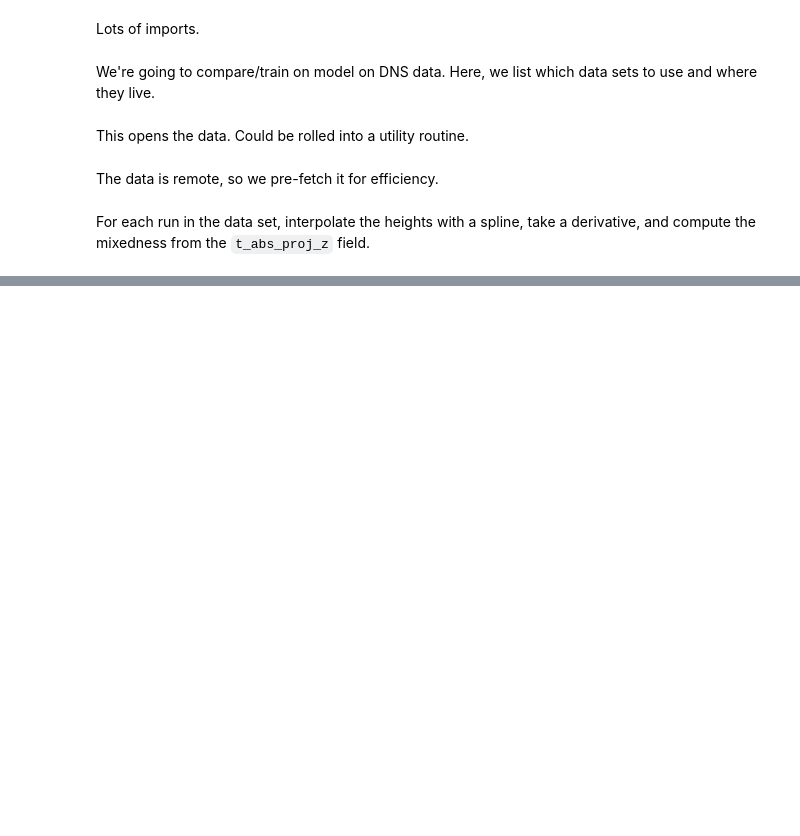
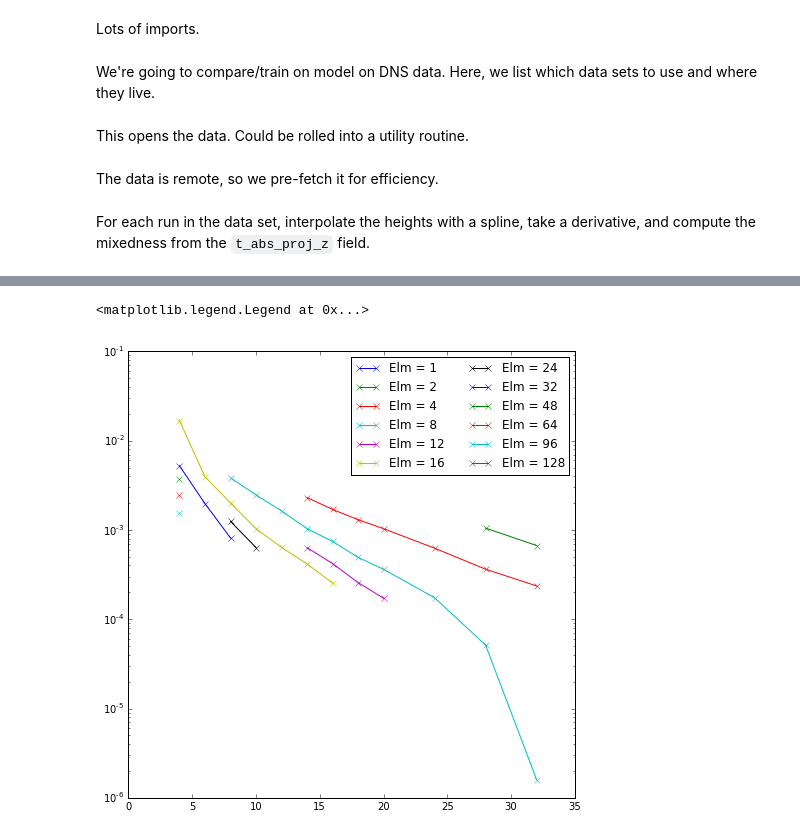
Before and after one commit to maxhutch/ConvergeRTI, a Jupyter notebook: ConvergencePlots.ipynb, the cells around one changed output, grey strips where cells are left out. Saved outputs shown, nothing was run; the diff lists cells and outputs as text; code cells hidden in the pictures; blank space fills up the shorter version.

```diff
--- a/ConvergencePlots.ipynb
+++ b/ConvergencePlots.ipynb
@@ -17,6 +17,7 @@ class Foo: pass
 from chest import Chest
 from slict import CachedSlict
 from glopen import glopen, glopen_many
+prefix = "cnv"
 # %%
 from globussh import ls
 def load_from_archive(names, arch):
@@ -45,18 +46,30 @@ def load_from_archive(names, arch):
     if len(names) == 1:
         return cs[0], scs[0], ps[0]
     return cs, scs, ps
+# %%
+import pickle
+from os.path import exists
+if exists("{}_err.p".format(prefix)):
+    with open("{}_err.p".format(prefix), "rb") as f:
+        err_d = pickle.load(f)
+else:
+    err_d = {}
+    err_d[0,0,'A'] = 1
+err = CachedSlict(err_d)
 # %% [markdown]
 We're going to compare/train on model on DNS data.  Here, we list which data sets to use and where they live.
 # %%
 config = Foo()
 orders = [4, 6, 8, 10, 12, 14, 16, 18, 20, 24, 28, 32]
-elms = [4, 8, 12, 16, 24, 32, 48, 64, 96, 128]
+elms = [1, 2, 4, 8, 12, 16, 24, 32, 48, 64, 96, 128]
 #elms = [4, 8, 12, 16, 20, 24, 28, 32]
 config.names = []
 for order in orders:
     for elm in elms:
-        if order * elm >= 64 and order * elm <= 256:
-            config.names.append("cnv_o{:d}_e{:d}/cnv_o{:d}_e{:d}".format(order, elm, order, elm))
+        if (order, elm) in err[:,:,'A'].keys():
+            continue
+        if order * elm >= 32 and order * elm <= 512:
+            config.names.append("{:s}_o{:d}_e{:d}/{:s}_o{:d}_e{:d}".format(prefix, order, elm, prefix, order, elm))
 #config.names.remove("cnv_o4_e24/cnv_o4_e24")
 #config.names.remove("cnv_o6_e24/cnv_o6_e24")
 #config.names.remove("cnv_o12_e12/cnv_o12_e12")
@@ -75,8 +88,12 @@ for order in orders:
 #    "Conv/cnv_o4_e4/cnv_o4_e4",
 #    ]
 config.ref = ["cnv_o16_e32/cnv_o16_e32",]
+if config.ref[0] in config.names:
+    config.names.remove(config.ref[0])
+#config.ref = ["cnv_long_o16_e16/cnv_long_o16_e16",]
 #config.arch_end = "maxhutch#alpha-admin/~/pub/"
 config.arch_end = "alcf#dtn_mira/projects/HighAspectRTI/experiments/ConvergeRTI"
+#config.arch_end = "alcf#dtn_mira/projects/alpha-nek/experiments/ConvergeRTI"
 # %% [markdown]
 This opens the data.  Could be rolled into a utility routine.
 # %%
@@ -170,0 +258,9 @@ err_vs(times_shaheen[:,:,'time'], 'shaheen')
+# %%
+err = CachedSlict(err_d)
+plt.figure(figsize=(8,8))
+for elm in elms:
+    plt.semilogy(err[:,elm,'H'].keys(), err[:,elm,'H'].values(), 'x-', label="Elm = {:d}".format(elm))
+plt.legend(ncol=2)
+# %% [output]
+<matplotlib.legend.Legend at 0x...>
+[figure, added]
```
Also changed, not shown: parts of 9 cells of this notebook, 5 other files.
